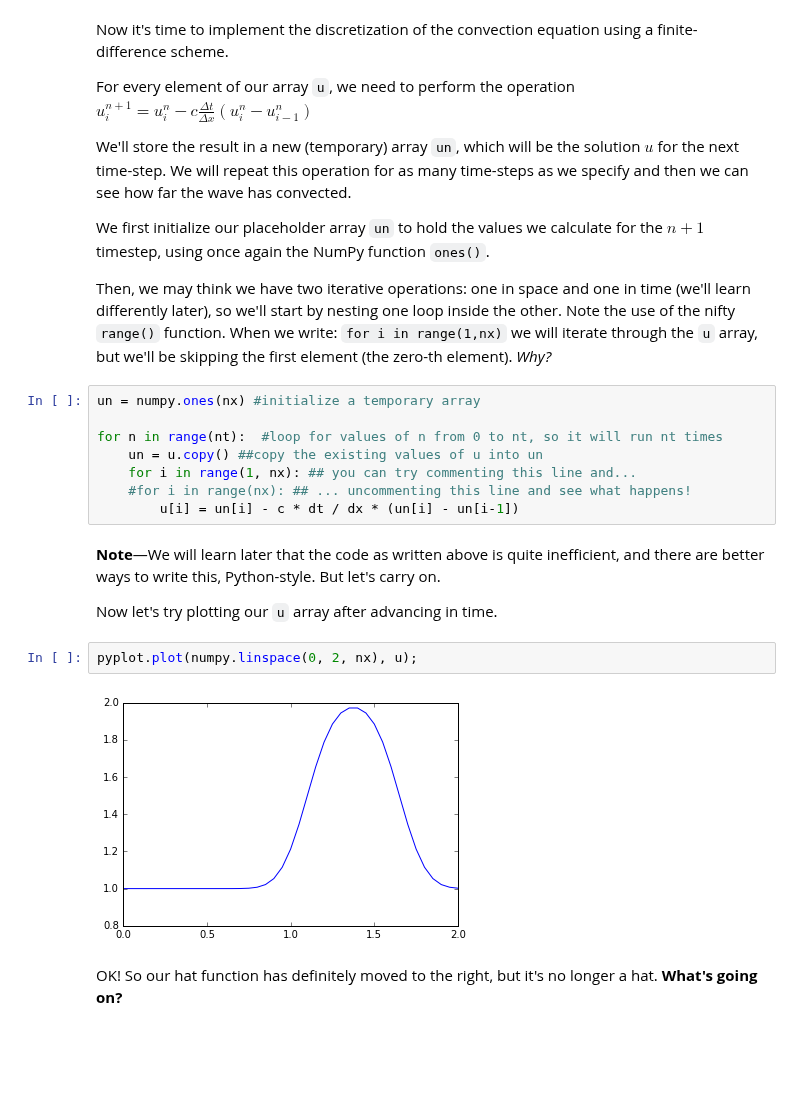
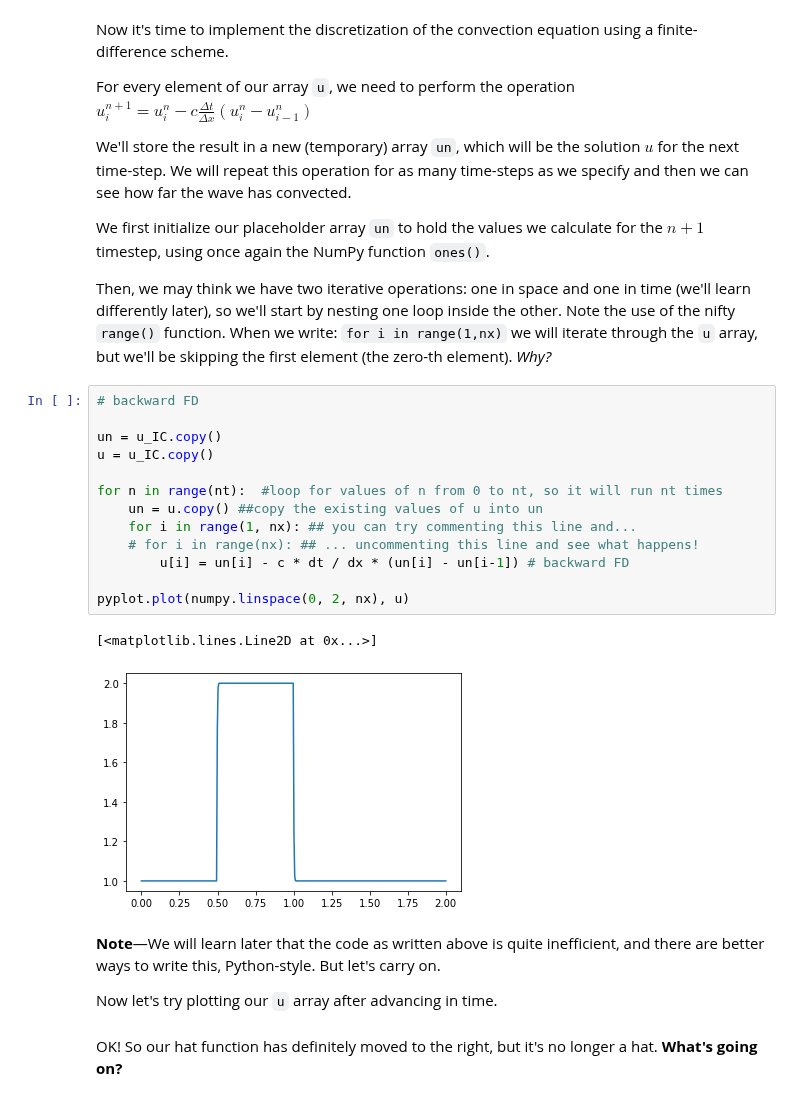
Before and after one commit to barbagroup/CFDPython, a Jupyter notebook: lessons/01_Step_1.ipynb, the cells around one changed output. Cells and saved outputs as stored; diff of their text form; blank space fills up the shorter version.

```diff
--- a/lessons/01_Step_1.ipynb
+++ b/lessons/01_Step_1.ipynb
@@ -96,20 +123,24 @@ We first initialize our placeholder array `un` to hold the values we calculate f
 
 Then, we may think we have two iterative operations: one in space and one in time (we'll learn differently later), so we'll start by nesting one loop inside the other. Note the use of the nifty `range()` function. When we write: `for i in range(1,nx)` we will iterate through the `u` array, but we'll be skipping the first element (the zero-th element).  *Why?*
 # %%
-un = numpy.ones(nx) #initialize a temporary array
+# backward FD
+
+un = u_IC.copy()
+u = u_IC.copy()
 
 for n in range(nt):  #loop for values of n from 0 to nt, so it will run nt times
     un = u.copy() ##copy the existing values of u into un
     for i in range(1, nx): ## you can try commenting this line and...
-    #for i in range(nx): ## ... uncommenting this line and see what happens!
-        u[i] = un[i] - c * dt / dx * (un[i] - un[i-1])
+    # for i in range(nx): ## ... uncommenting this line and see what happens!
+        u[i] = un[i] - c * dt / dx * (un[i] - un[i-1]) # backward FD
+
+pyplot.plot(numpy.linspace(0, 2, nx), u)
+# %% [output]
+[<matplotlib.lines.Line2D at 0x...>]
+[figure, added]
 # %% [markdown]
 **Note**—We will learn later that the code as written above is quite inefficient, and there are better ways to write this, Python-style. But let's carry on.
 
 Now let's try plotting our `u` array after advancing in time.
-# %%
-pyplot.plot(numpy.linspace(0, 2, nx), u);
-# %% [output]
-[figure, removed]
 # %% [markdown]
 OK! So our hat function has definitely moved to the right, but it's no longer a hat.  **What's going on?**
```
Also changed, not shown: parts of 8 cells of this notebook, 8 other files.
